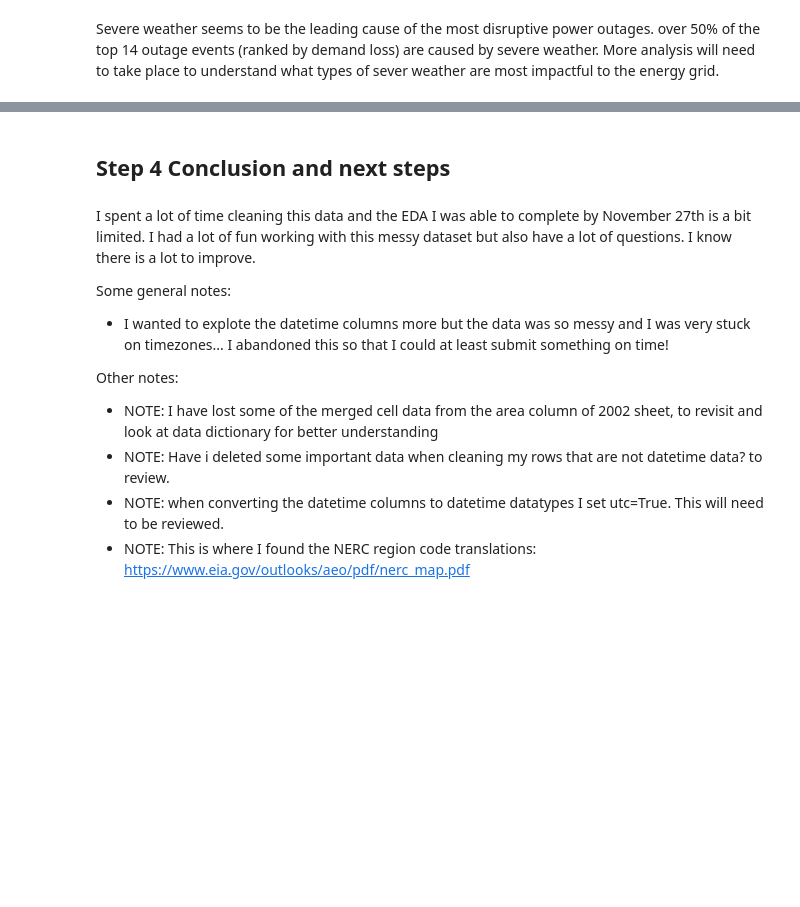
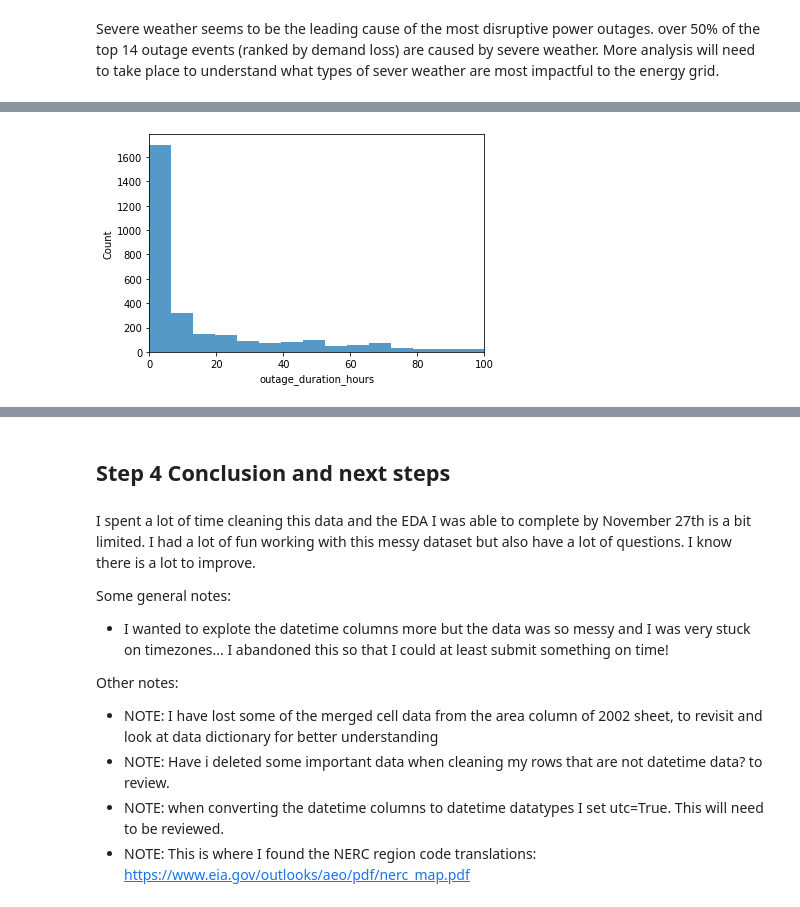
Before and after one commit to Meg-Guidry/maven_power_outage_challenge, a Jupyter notebook: Maven_Power_Outage_Challenge_Notebook.ipynb, the cells around one changed output, grey strips where cells are left out. Drawn from its saved outputs; the diff is of its cells as text; code cells hidden in the pictures; blank space fills up the shorter version.

```diff
--- a/Maven_Power_Outage_Challenge_Notebook.ipynb
+++ b/Maven_Power_Outage_Challenge_Notebook.ipynb
@@ -1062,0 +799,7 @@ plt.show()
+# %%
+sns.histplot(data=disturbances[disturbances["outage_duration_hours"] >= 0], x="outage_duration_hours")
+
+plt.xlim(0, 100) #We want to focus on this data and not on outliers
+plt.show()
+# %% [output]
+[figure, added]
```
Also changed, not shown: parts of 46 cells of this notebook.
